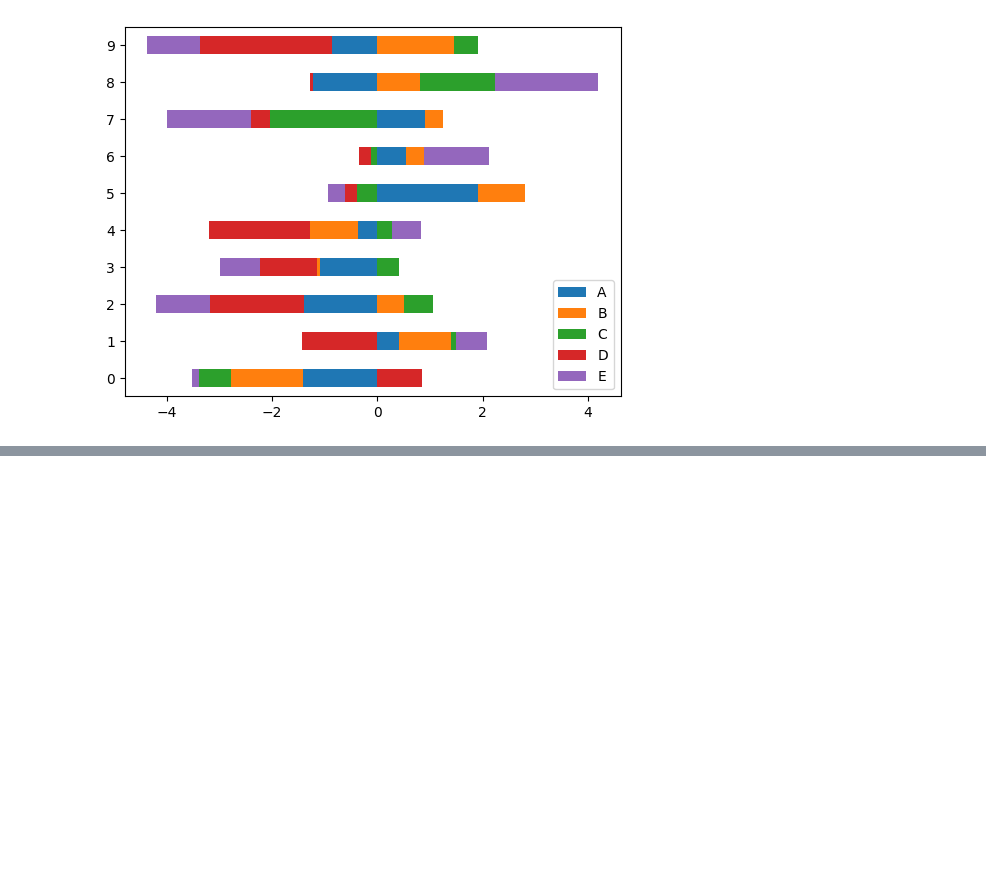
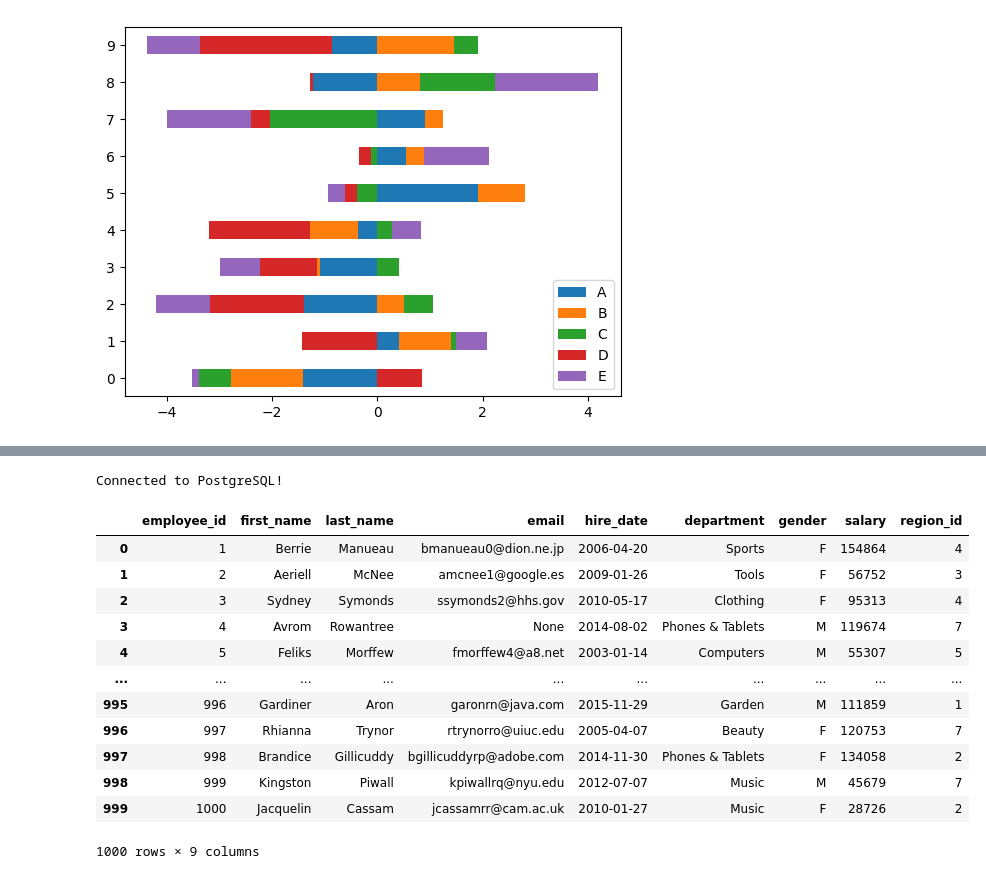
Before and after one commit to sayaanfrah/DSA_Python, a Jupyter notebook: first/second.ipynb, the cells around one changed output, grey strips where cells are left out. Drawn from its saved outputs; the diff is of its cells as text; code cells hidden in the pictures; blank space fills up the shorter version.

```diff
--- a/first/second.ipynb
+++ b/first/second.ipynb
@@ -279,0 +290,32 @@ de.plot.barh(stacked=True)
+# %%
+import psycopg
+
+# Connect to PostgreSQL
+con = psycopg.connect(
+    host="localhost",
+    port="5432",
+    user="postgres",
+    password="Shaan@1234",
+    dbname="Udemy"
+)
+
+print("Connected to PostgreSQL!")
+# %% [output]
+Connected to PostgreSQL!
+# %%
+df=pd.read_sql_query("select * from employees",con)
+df
+# %% [output]
+|  | employee_id | first_name | last_name | email | hire_date | department | gender | salary | region_id |
+| 0 | 1 | Berrie | Manueau | bmanueau0@dion.ne.jp | 2006-04-20 | Sports | F | 154864 | 4 |
+| 1 | 2 | Aeriell | McNee | amcnee1@google.es | 2009-01-26 | Tools | F | 56752 | 3 |
+| 2 | 3 | Sydney | Symonds | ssymonds2@hhs.gov | 2010-05-17 | Clothing | F | 95313 | 4 |
+| 3 | 4 | Avrom | Rowantree | None | 2014-08-02 | Phones & Tablets | M | 119674 | 7 |
+| 4 | 5 | Feliks | Morffew | fmorffew4@a8.net | 2003-01-14 | Computers | M | 55307 | 5 |
+| ... | ... | ... | ... | ... | ... | ... | ... | ... | ... |
+| 995 | 996 | Gardiner | Aron | garonrn@java.com | 2015-11-29 | Garden | M | 111859 | 1 |
+| 996 | 997 | Rhianna | Trynor | rtrynorro@uiuc.edu | 2005-04-07 | Beauty | F | 120753 | 7 |
+| 997 | 998 | Brandice | Gillicuddy | bgillicuddyrp@adobe.com | 2014-11-30 | Phones & Tablets | F | 134058 | 2 |
+| 998 | 999 | Kingston | Piwall | kpiwallrq@nyu.edu | 2012-07-07 | Music | M | 45679 | 7 |
+| 999 | 1000 | Jacquelin | Cassam | jcassamrr@cam.ac.uk | 2010-01-27 | Music | F | 28726 | 2 |
+1000 rows × 9 columns
```
Also changed, not shown: parts of 3 cells of this notebook.
